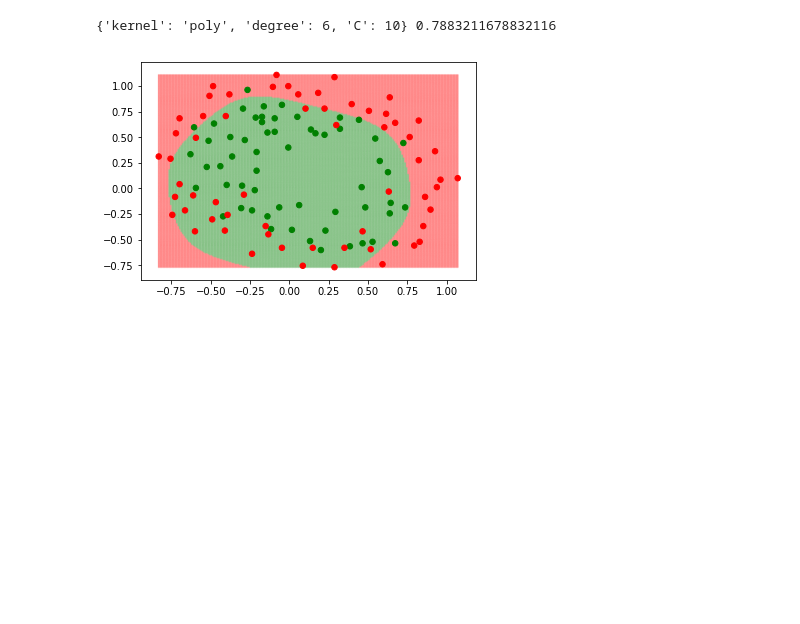
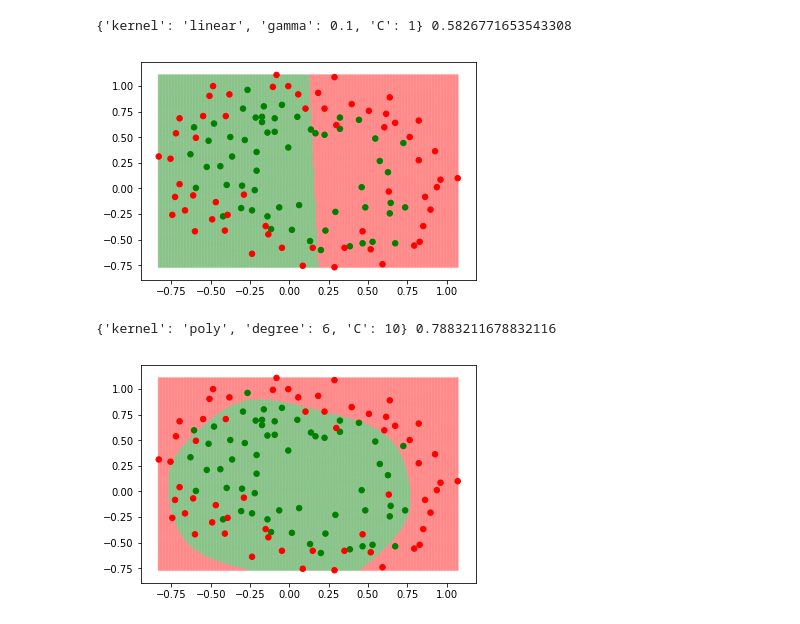
Before and after one commit to olezhko9/ITMO-ML-8-sem, a Jupyter notebook: labs/lab3/lab3 (SVM).ipynb, the cells around one changed output. Drawn from its saved outputs; the diff is of its cells as text; code cells hidden in the pictures; blank space fills up the shorter version.

Commit message:
add linear kernel

```diff
--- a/labs/lab3/lab3 (SVM).ipynb
+++ b/labs/lab3/lab3 (SVM).ipynb
@@ -55,6 +55,19 @@ def grid_search_cv(estimator, grid_params, X, y, scoring, verbose=False):
     return estimator.set_params(**best_params).fit(X, y), best_params, best_score
 # %%
 X, y = read_data('./dataset/chips.csv')
+# %%
+parameters = {
+    'kernel': ['linear'],
+    'gamma': np.arange(0.1, 1.0, 0.1),
+    'C': [1, 3, 5, 10, 30, 50, 100, 200, 500]
+}
+
+clf, best_params, best_score = grid_search_cv(SVC(gamma='scale'), parameters, X, y, scoring=f1_score, verbose=False)
+print(best_params, best_score)
+scatter(X, y, clf)
+# %% [output]
+{'kernel': 'linear', 'gamma': 0.1, 'C': 1} 0.5826771653543308
+[figure, added]
 # %%
 parameters = {
     'kernel': ['poly'],
```
Also changed, not shown: parts of 3 cells of this notebook, 1 other file.
